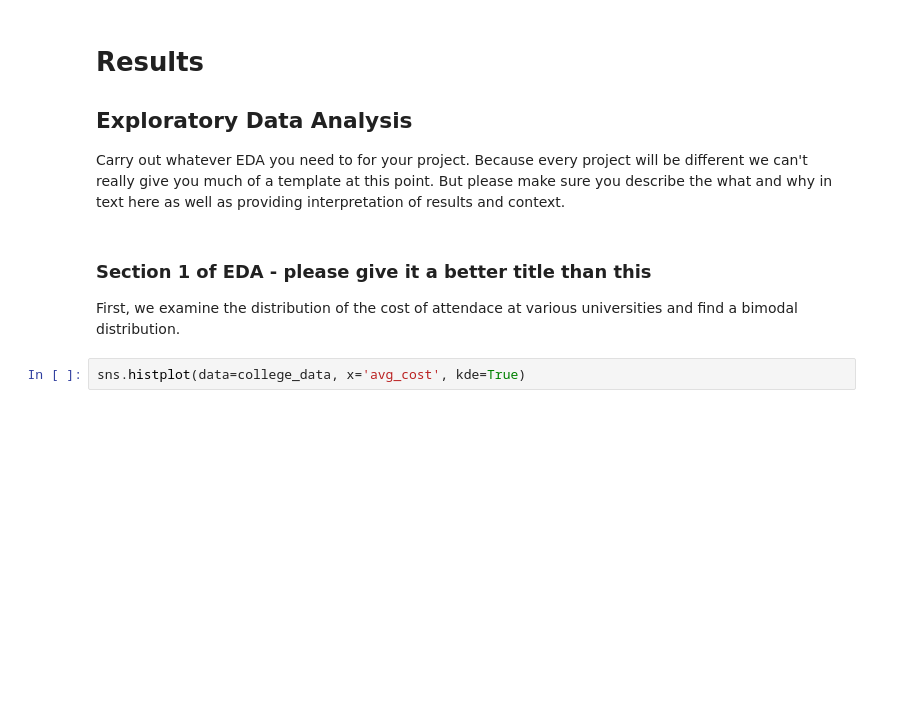
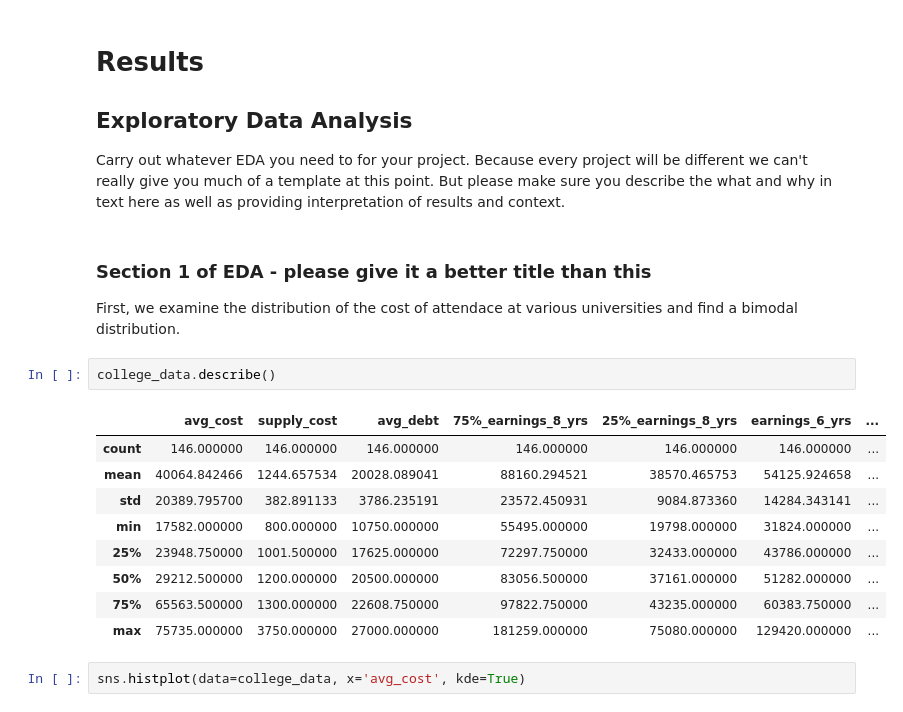
Before and after one commit to b4tan/College-Rank-and-Career-Success, a Jupyter notebook: EDACheckpoint_group067.ipynb, the cells around one changed output. Drawn from its saved outputs; the diff is of its cells as text; blank space fills up the shorter version.

```diff
--- a/EDACheckpoint_group067.ipynb
+++ b/EDACheckpoint_group067.ipynb
@@ -231,6 +231,18 @@ Carry out whatever EDA you need to for your project.  Because every project will
 ### Section 1 of EDA - please give it a better title than this
 
 First, we examine the distribution of the cost of attendace at various universities and find a bimodal distribution.
+# %%
+college_data.describe()
+# %% [output]
+|  | avg_cost | supply_cost | avg_debt | 75%_earnings_8_yrs | 25%_earnings_8_yrs | earnings_6_yrs | ... |
+| count | 146.000000 | 146.000000 | 146.000000 | 146.000000 | 146.000000 | 146.000000 | ... |
+| mean | 40064.842466 | 1244.657534 | 20028.089041 | 88160.294521 | 38570.465753 | 54125.924658 | ... |
+| std | 20389.795700 | 382.891133 | 3786.235191 | 23572.450931 | 9084.873360 | 14284.343141 | ... |
+| min | 17582.000000 | 800.000000 | 10750.000000 | 55495.000000 | 19798.000000 | 31824.000000 | ... |
+| 25% | 23948.750000 | 1001.500000 | 17625.000000 | 72297.750000 | 32433.000000 | 43786.000000 | ... |
+| 50% | 29212.500000 | 1200.000000 | 20500.000000 | 83056.500000 | 37161.000000 | 51282.000000 | ... |
+| 75% | 65563.500000 | 1300.000000 | 22608.750000 | 97822.750000 | 43235.000000 | 60383.750000 | ... |
+| max | 75735.000000 | 3750.000000 | 27000.000000 | 181259.000000 | 75080.000000 | 129420.000000 | ... |
 # %%
 sns.histplot(data=college_data, x='avg_cost', kde=True)
 # %% [output]
```
